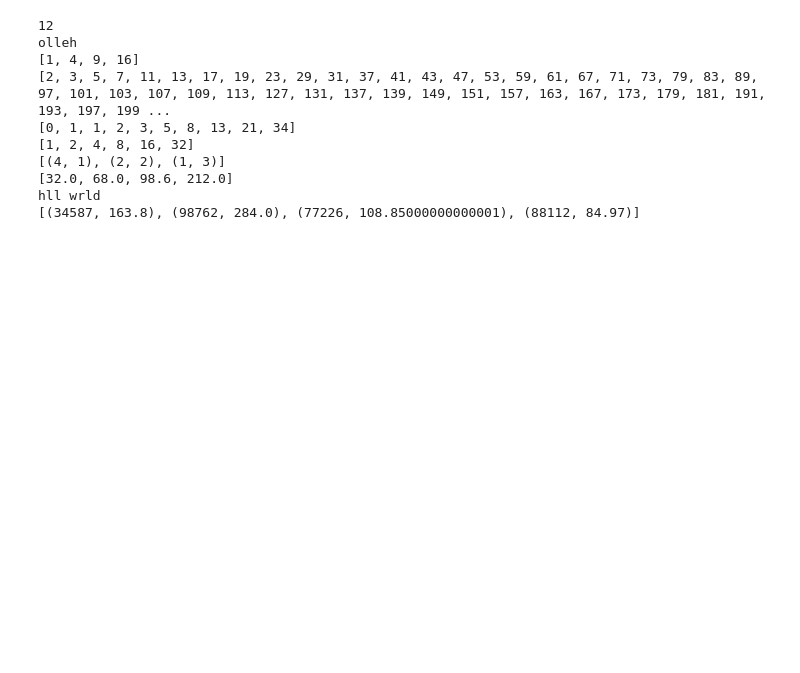
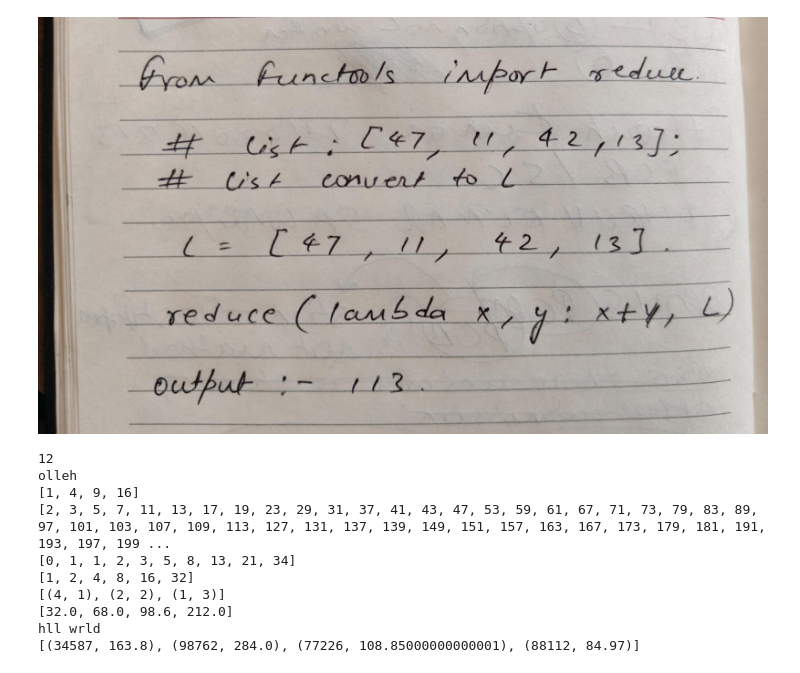
Before and after one commit to faizanaziaf/Function, a Jupyter notebook: Function_.ipynb, the cells around one changed output. Drawn from its saved outputs; the diff is of its cells as text; code cells hidden in the pictures; blank space fills up the shorter version.

Commit message:
Function Assignment

```diff
--- a/Function_.ipynb
+++ b/Function_.ipynb
@@ -45 +42,9 @@ Using `lambda`: `add = lambda a, b: a + b`; call it as `add(2, 3)`.
+# %%
+#Q11: Using pen & paper, write the internal mechanism for the sum operation using the `reduce` function on the list `[47, 11, 42, 13]`.**
+#A11:
+
+from IPython.display import Image
+display(Image('/content/reduce.jpg'))
+# %% [output]
+[figure, added]
 # %%
```
Also changed, not shown: parts of 2 cells of this notebook.
